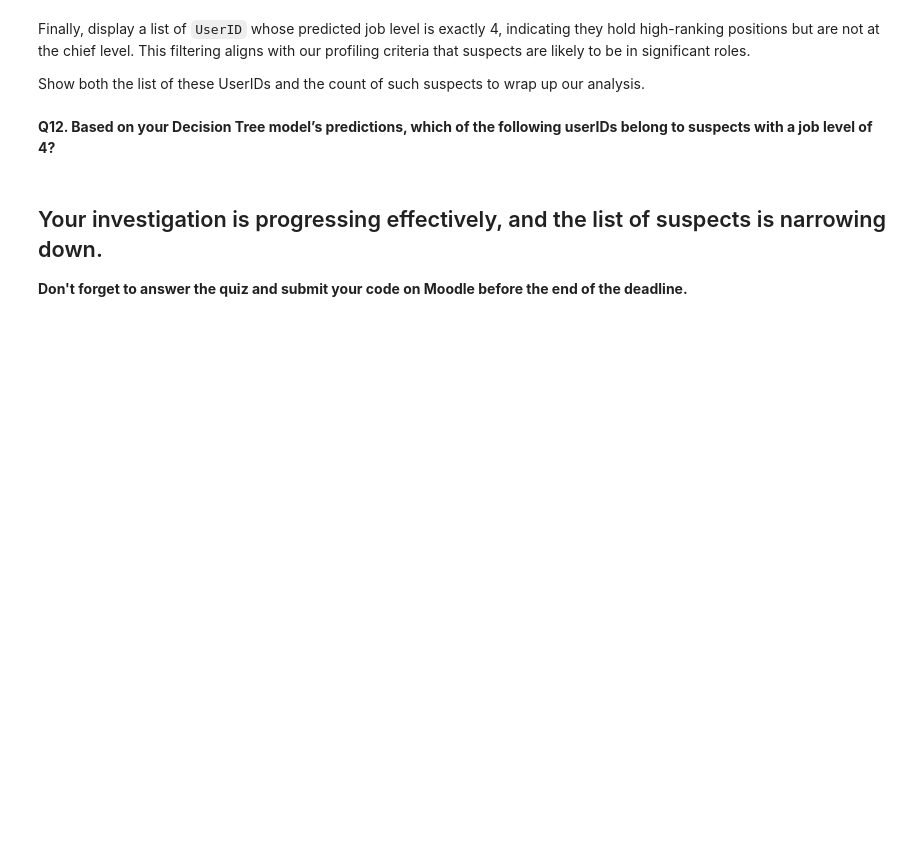
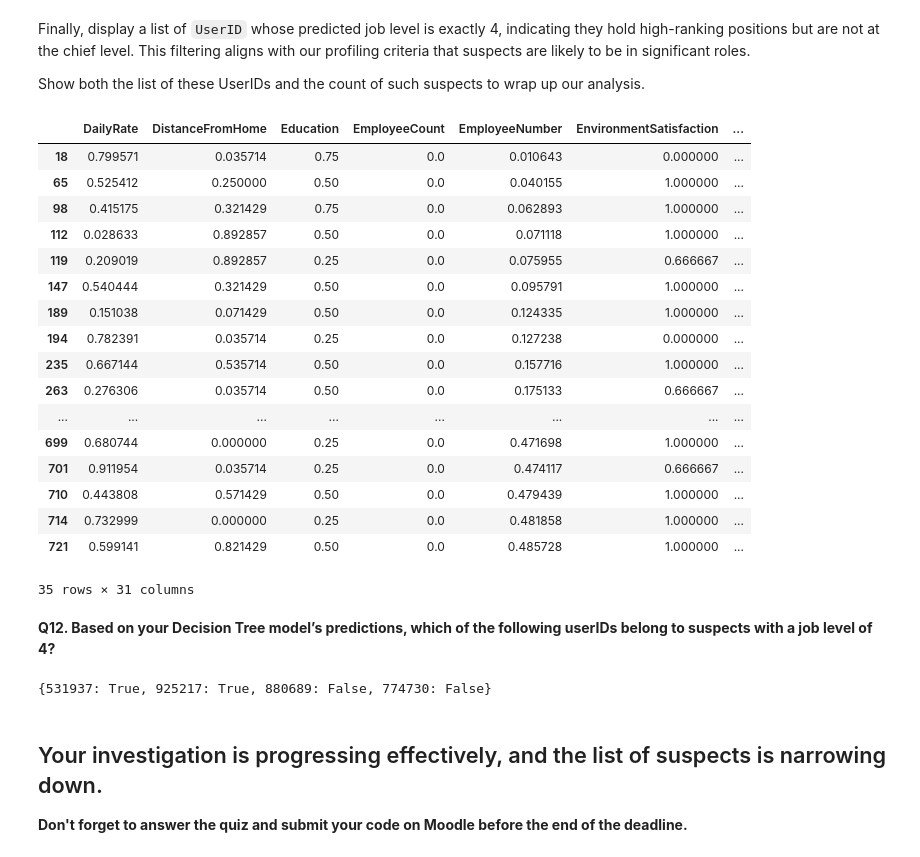
Before and after one commit to gr-oll/MGT-502-Data-Science-and-Machine-Learning, a Jupyter notebook: assignments/Part 3/Assignment_3_2024.ipynb, the cells around one changed output. Saved outputs shown, nothing was run; the diff lists cells and outputs as text; code cells hidden in the pictures; blank space fills up the shorter version.

```diff
--- a/assignments/Part 3/Assignment_3_2024.ipynb
+++ b/assignments/Part 3/Assignment_3_2024.ipynb
@@ -541,0 +659,26 @@ Initialize and fit the Decision Tree Classifier model on the scaled full datafra
+# %%
+# scale df_encoded
+scaler = MinMaxScaler()
+X = scaler.fit_transform(X)
+
+#declare the model
+dt = DecisionTreeClassifier(max_depth=5, random_state=123)
+
+# Train the model
+dt.fit(X, y)
+
+# Predict the job level of the suspects
+# Scale suspects_encoded
+suspects_encoded_scaled = scaler.transform(suspects_encoded)
+
+# Convert suspects_encoded back to a DataFrame
+suspects_encoded_df = pd.DataFrame(suspects_encoded_scaled, columns=df_encoded.columns.drop('JobLevel'))
+
+# Add the userID column back to the DataFrame
+suspects_encoded_df['userID'] = suspects['userID'].values
+
+# Add the predicted JobLevelDT column
+suspects_encoded_df['JobLevelDT'] = dt.predict(suspects_encoded_scaled)
+
+# Display the predicted job levels
+suspects_encoded_df[['userID', 'JobLevelDT']]
@@ -548,5 +703,39 @@ Show both the list of these UserIDs and the count of such suspects to wrap up ou
+# %%
+#suspects_encoded JobLevelDT = 4
+suspects_encoded_df[suspects_encoded_df['JobLevelDT'] == 4]
+# %% [output]
+|  | DailyRate | DistanceFromHome | Education | EmployeeCount | EmployeeNumber | EnvironmentSatisfaction | ... |
+| 18 | 0.799571 | 0.035714 | 0.75 | 0.0 | 0.010643 | 0.000000 | ... |
+| 65 | 0.525412 | 0.250000 | 0.50 | 0.0 | 0.040155 | 1.000000 | ... |
+| 98 | 0.415175 | 0.321429 | 0.75 | 0.0 | 0.062893 | 1.000000 | ... |
+| 112 | 0.028633 | 0.892857 | 0.50 | 0.0 | 0.071118 | 1.000000 | ... |
+| 119 | 0.209019 | 0.892857 | 0.25 | 0.0 | 0.075955 | 0.666667 | ... |
+| 147 | 0.540444 | 0.321429 | 0.50 | 0.0 | 0.095791 | 1.000000 | ... |
+| 189 | 0.151038 | 0.071429 | 0.50 | 0.0 | 0.124335 | 1.000000 | ... |
+| 194 | 0.782391 | 0.035714 | 0.25 | 0.0 | 0.127238 | 0.000000 | ... |
+| 235 | 0.667144 | 0.535714 | 0.50 | 0.0 | 0.157716 | 1.000000 | ... |
+| 263 | 0.276306 | 0.035714 | 0.50 | 0.0 | 0.175133 | 0.666667 | ... |
+| ... | ... | ... | ... | ... | ... | ... | ... |
+| 699 | 0.680744 | 0.000000 | 0.25 | 0.0 | 0.471698 | 1.000000 | ... |
+| 701 | 0.911954 | 0.035714 | 0.25 | 0.0 | 0.474117 | 0.666667 | ... |
+| 710 | 0.443808 | 0.571429 | 0.50 | 0.0 | 0.479439 | 1.000000 | ... |
+| 714 | 0.732999 | 0.000000 | 0.25 | 0.0 | 0.481858 | 1.000000 | ... |
+| 721 | 0.599141 | 0.821429 | 0.50 | 0.0 | 0.485728 | 1.000000 | ... |
+35 rows × 31 columns
 # %% [markdown]
 **Q12. Based on your Decision Tree model’s predictions, which of the following userIDs belong to suspects with a job level of 4?**
+# %%
+# List of userIDs to check
+user_ids_to_check = [531937, 925217, 880689, 774730]
+
+# Check if these userIDs are present in the filtered DataFrame
+filtered_user_ids = suspects_encoded_df[suspects_encoded_df['JobLevelDT'] == 4]['userID']
+result = {user_id: user_id in filtered_user_ids.values for user_id in user_ids_to_check}
+
+# Display the result
+result
+# %% [output]
+{531937: True, 925217: True, 880689: False, 774730: False}
 # %% [markdown]
 ## Your investigation is progressing effectively, and the list of suspects is narrowing down.
 
```
Also changed, not shown: parts of 24 cells of this notebook.
